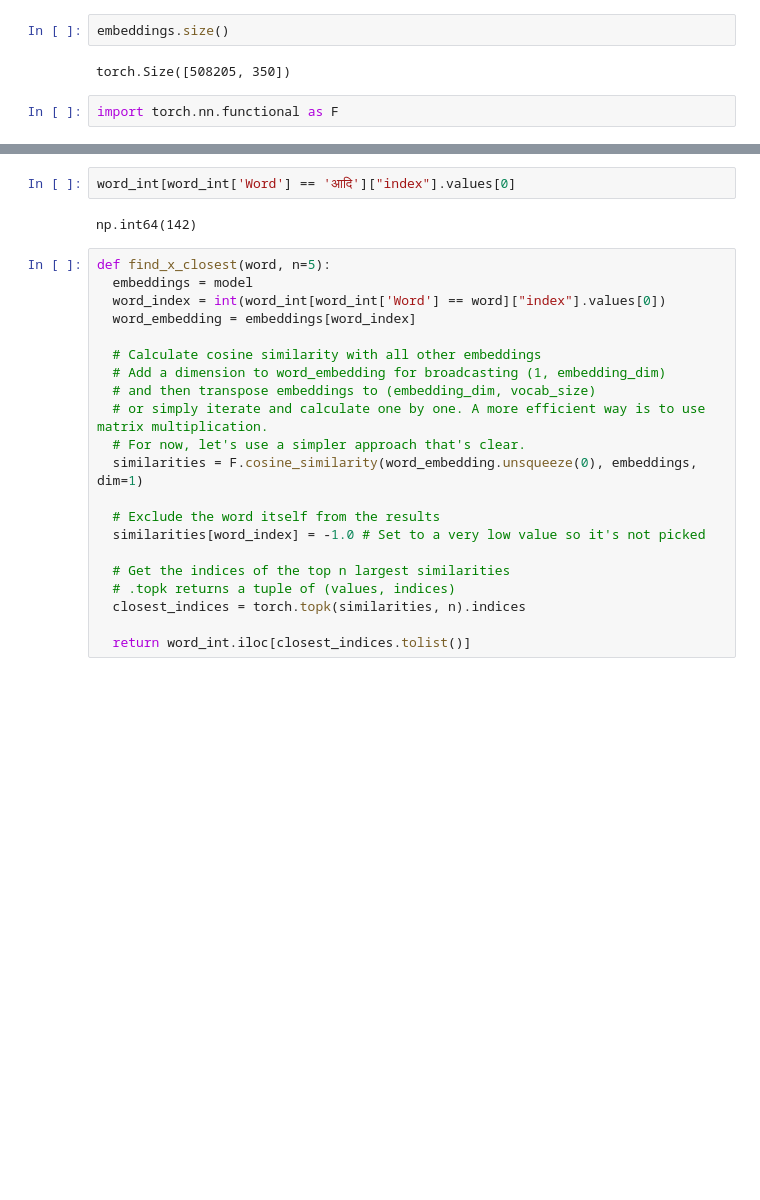
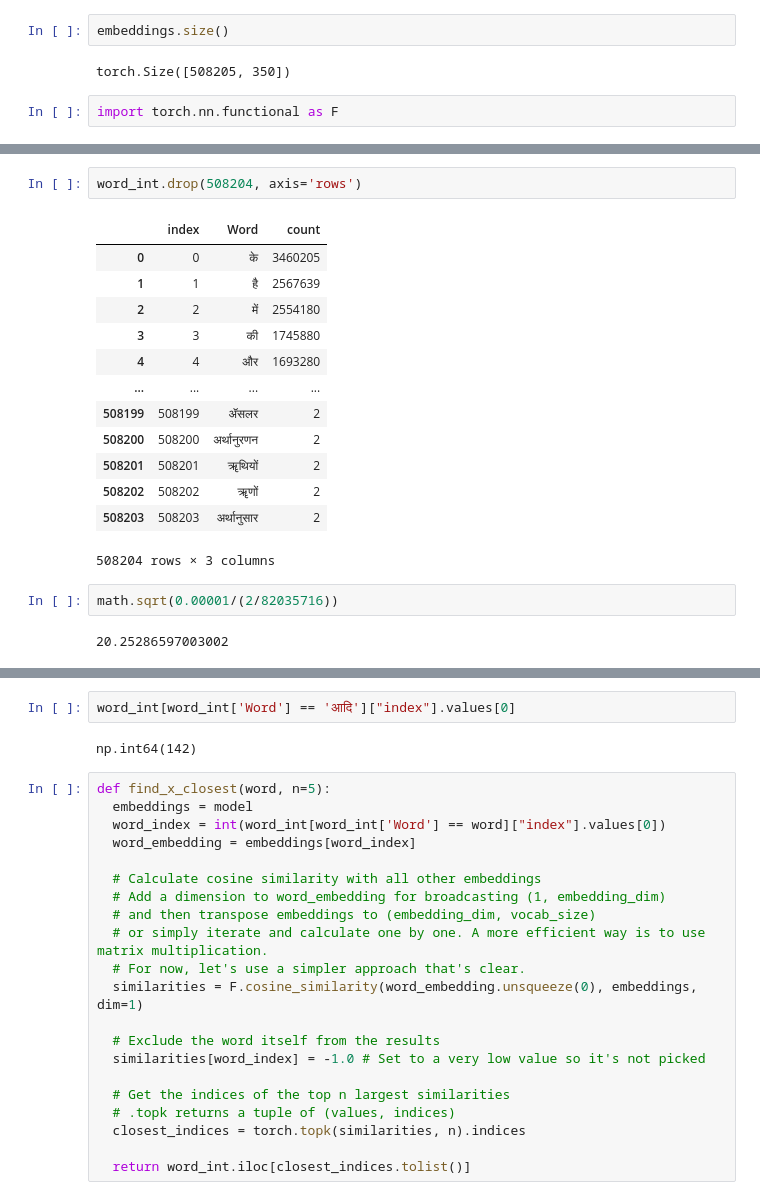
Before and after one commit to AbhishekBiswas12/Word2Vec_hindi, a Jupyter notebook: skipgram.ipynb, the cells around one changed output, grey strips where cells are left out. Drawn from its saved outputs; the diff is of its cells as text; blank space fills up the shorter version.

```diff
--- a/skipgram.ipynb
+++ b/skipgram.ipynb
@@ -461,0 +497,20 @@ word_int
+# %%
+word_int.drop(508204, axis='rows')
+# %% [output]
+|  | index | Word | count |
+| 0 | 0 | के | 3460205 |
+| 1 | 1 | है | 2567639 |
+| 2 | 2 | में | 2554180 |
+| 3 | 3 | की | 1745880 |
+| 4 | 4 | और | 1693280 |
+| ... | ... | ... | ... |
+| 508199 | 508199 | ॲसलर | 2 |
+| 508200 | 508200 | अर्थानुरणन | 2 |
+| 508201 | 508201 | ॠथियों | 2 |
+| 508202 | 508202 | ॠणों | 2 |
+| 508203 | 508203 | अर्थानुसार | 2 |
+508204 rows × 3 columns
+# %%
+math.sqrt(0.00001/(2/82035716))
+# %% [output]
+20.25286597003002
```
Also changed, not shown: parts of 11 cells of this notebook.
